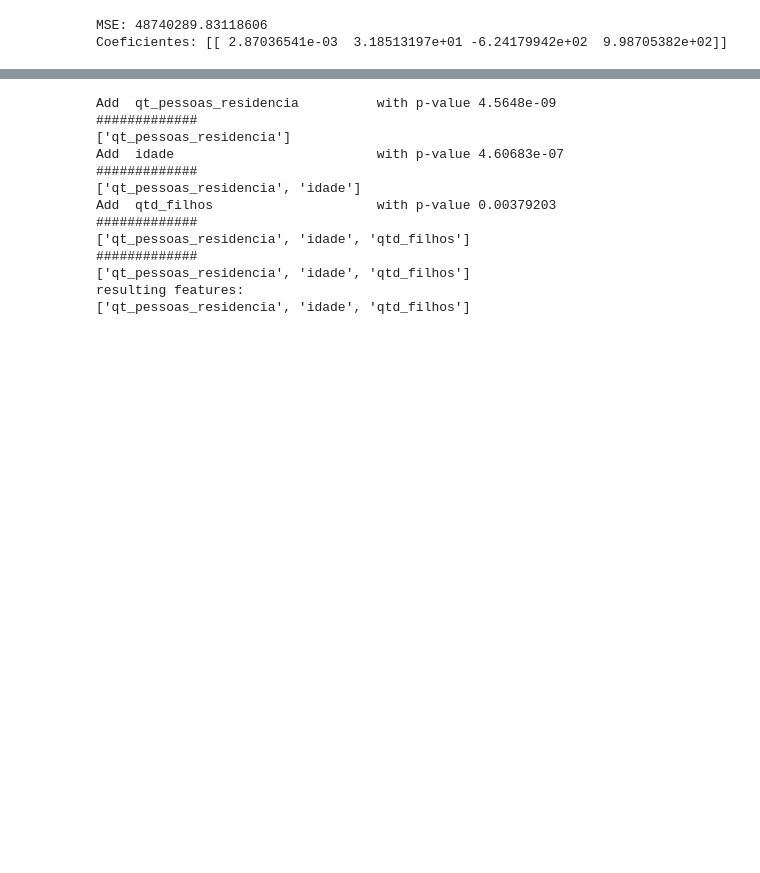
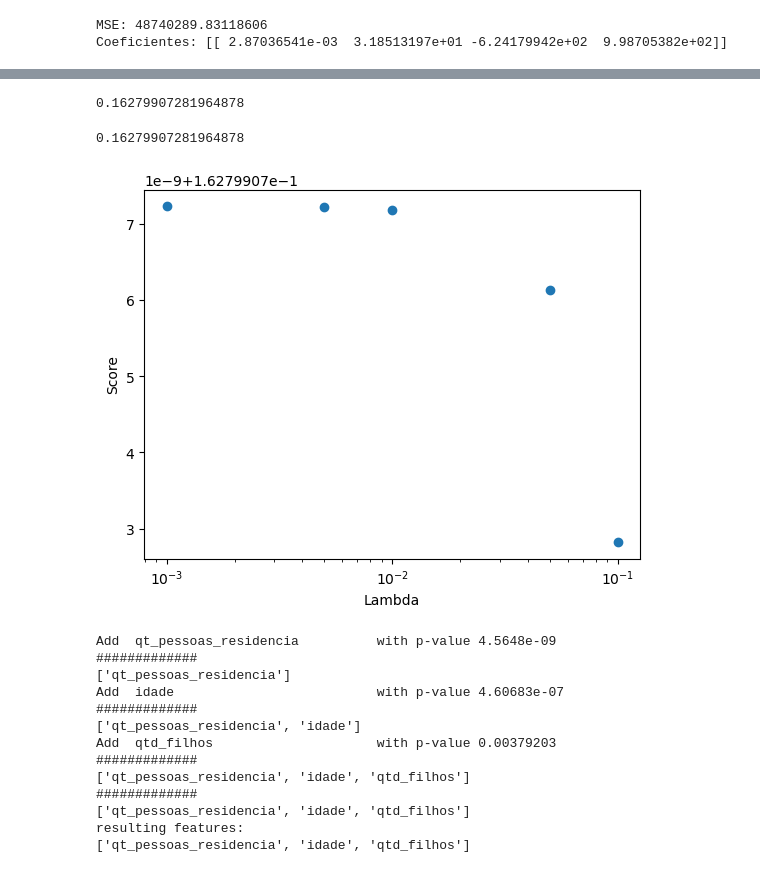
Before and after one commit to victortintel/ex2_modulo13_regressao2-, a Jupyter notebook: ex2_victor_tintel_mod_13.ipynb, the cells around one changed output, grey strips where cells are left out. Cells and saved outputs as stored; diff of their text form; code cells hidden in the pictures; blank space fills up the shorter version.

```diff
--- a/ex2_victor_tintel_mod_13.ipynb
+++ b/ex2_victor_tintel_mod_13.ipynb
@@ -488,3 +382,34 @@ Em nenhum dos modelos com alteração do Alpha, houve uma mudança no valor do R
+# %%
+modelo5 = Lasso(alpha=0.01)
+modelo5.fit(x, y)
+score5 = modelo2.score(x, y)
+score5
+# %% [output]
+0.16279907281964878
+# %%
+modelo6 = Lasso(alpha=0.05)
+modelo6.fit(x, y)
+score6 = modelo2.score(x, y)
+score6
+# %% [output]
+0.16279907281964878
+# %%
+lambdas = [0.001, 0.005,0.01, 0.05, 0.1]
+# %%
+scores = []
+# %%
+for i in range(len(lambdas)):
+    modelo = Lasso(alpha=lambdas[i])
+    modelo.fit(x, y)
+    score = modelo.score(x, y)
+    scores.append(score)
+# %%
+plt.scatter(lambdas, scores);
+plt.xlabel("Lambda");
+plt.ylabel("Score");
+plt.xscale("log");
+# %% [output]
+[figure, added]
 # %%
 #Rode um modelo stepwise. Avalie o  𝑅2
 #  na base de testes. Qual o melhor resultado?
```
Also changed, not shown: parts of 23 cells of this notebook.
